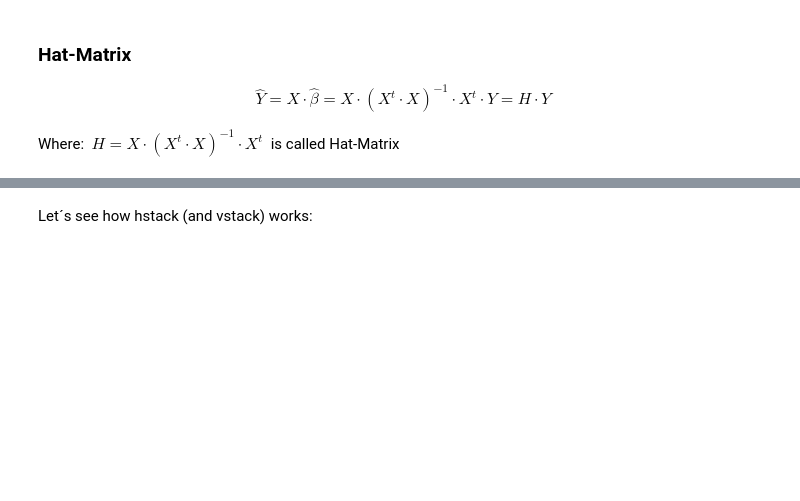
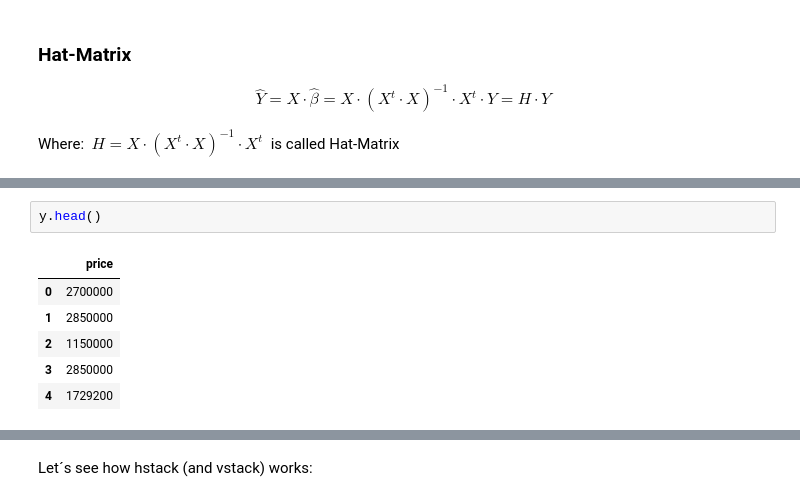
Before and after one commit to FabioScielzoOrtiz/Estadistica4all-blog, a Jupyter notebook: Linear Regression in Python and R/Linear Regression in Python and R.ipynb, the cells around one changed output, grey strips where cells are left out. Drawn from its saved outputs; the diff is of its cells as text; blank space fills up the shorter version.

```diff
--- a/Linear Regression in Python and R/Linear Regression in Python and R.ipynb
+++ b/Linear Regression in Python and R/Linear Regression in Python and R.ipynb
@@ -651,0 +720,9 @@ print(modelo.summary())
+# %%
+y.head()
+# %% [output]
+|  | price |
+| 0 | 2700000 |
+| 1 | 2850000 |
+| 2 | 1150000 |
+| 3 | 2850000 |
+| 4 | 1729200 |
```
Also changed, not shown: parts of 36 cells of this notebook.
